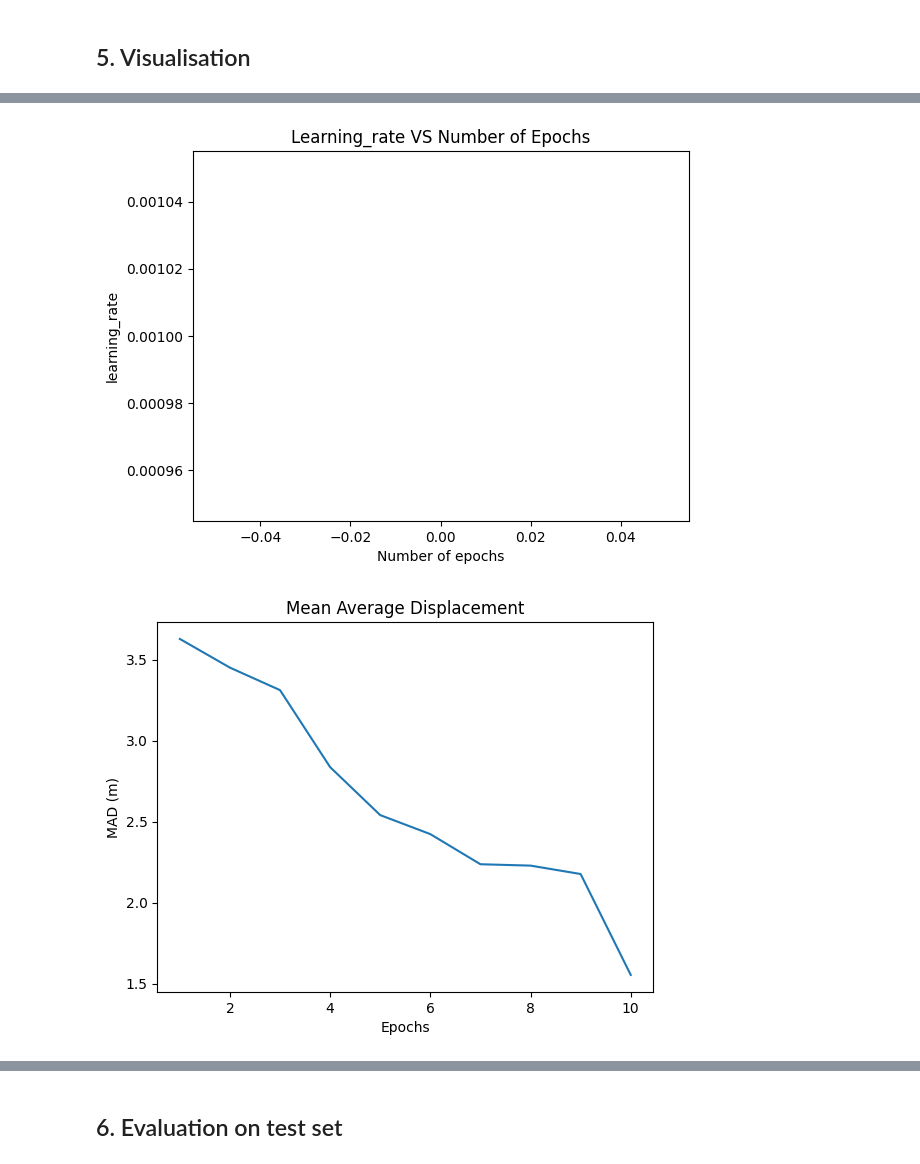
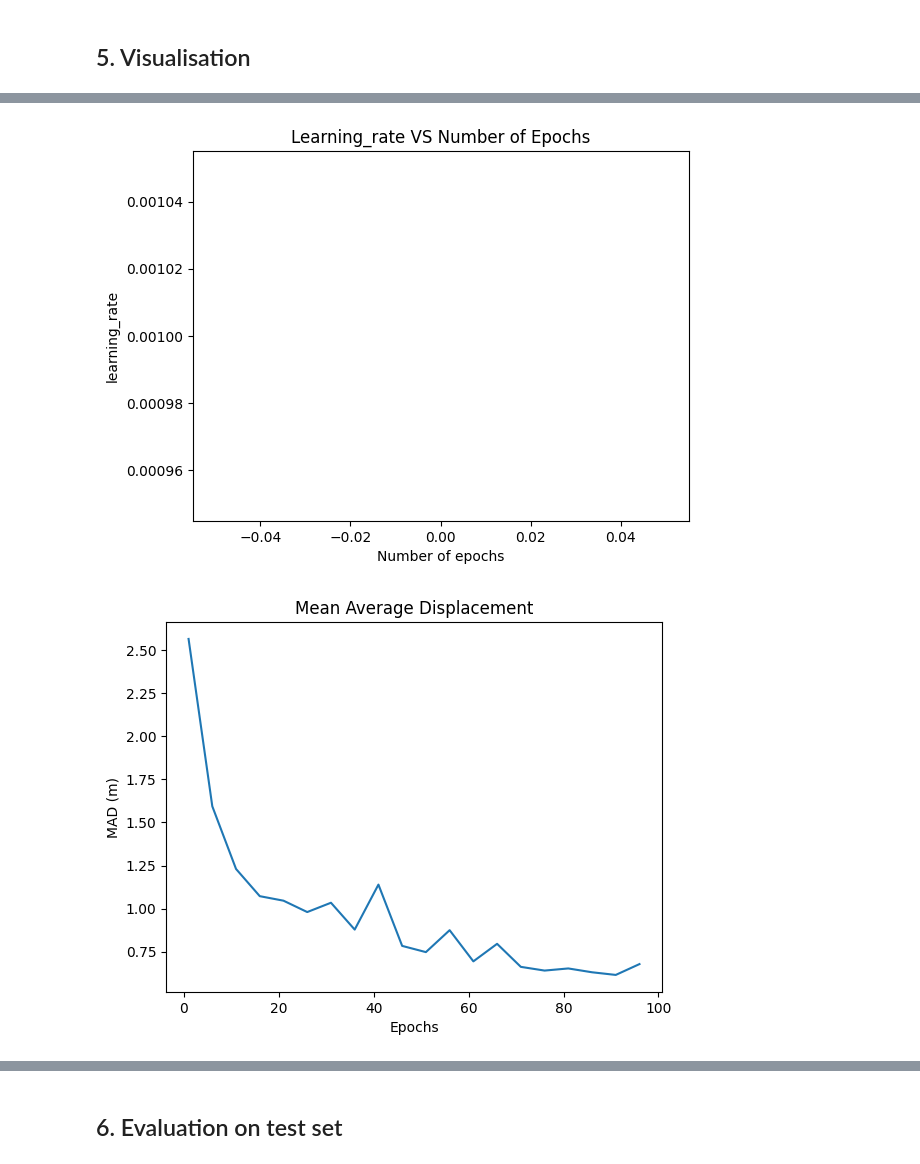
Before and after one commit to chenbin234/SSY340_Deep_machine_learning, a Jupyter notebook: Project/trajectory_estimation_LSTM.ipynb, the cells around one changed output, grey strips where cells are left out. Saved outputs shown, nothing was run; the diff lists cells and outputs as text; code cells hidden in the pictures.

Commit message:
train LSTM for 100 epochs

```diff
--- a/Project/trajectory_estimation_LSTM.ipynb
+++ b/Project/trajectory_estimation_LSTM.ipynb
@@ -225,7 +220,7 @@ Epoch 10/10....Validation mad = 1.5541, Validation fad = 2.4711
 # %%
 device = "cuda" if torch.cuda.is_available() else "cpu"
 loaded_file = torch.load(os.path.join(
-    save_location, 'LSTM_epoch10.pth'), map_location=torch.device(device))
+    save_location, 'LSTM_epoch100.pth'), map_location=torch.device(device))
 
 # creating model and loading weights
 # encoder_ip_size = 2
@@ -271,7 +266,7 @@ plt.title("Validation loss VS Number of Epochs")
 # plotting training and validation loss together
 plt.figure()
 plt.plot(loaded_file['training_loss'], label="training loss")
-plt.plot(np.arange(1, 11, 1),
+plt.plot(np.arange(1, 100, 5),
             loaded_file['validation_loss'], label="validation loss")
 plt.legend()
 plt.xlabel("Epochs")
@@ -288,7 +283,7 @@ plt.title("Learning_rate VS Number of Epochs")
 
 # plotting MAD
 plt.figure()
-plt.plot(np.arange(1, 11, 1),
+plt.plot(np.arange(1, 100, 5),
             loaded_file['val_mad'], label="validation MAD")
 plt.xlabel("Epochs")
 plt.ylabel("MAD (m)")
@@ -297,7 +292,7 @@ plt.savefig("mad.png")
 
 # plotting FAD
 plt.figure()
-plt.plot(np.arange(1, 11, 1),
+plt.plot(np.arange(1, 100, 5),
             loaded_file['val_fad'], label="validation FAD")
 plt.xlabel("Epochs")
 plt.ylabel("FAD (m)")
@@ -312,2 +307,2 @@ plt.show()
 [figure]
-[figure, old version]
+[figure, new version]
```
Also changed, not shown: parts of 4 cells of this notebook.
